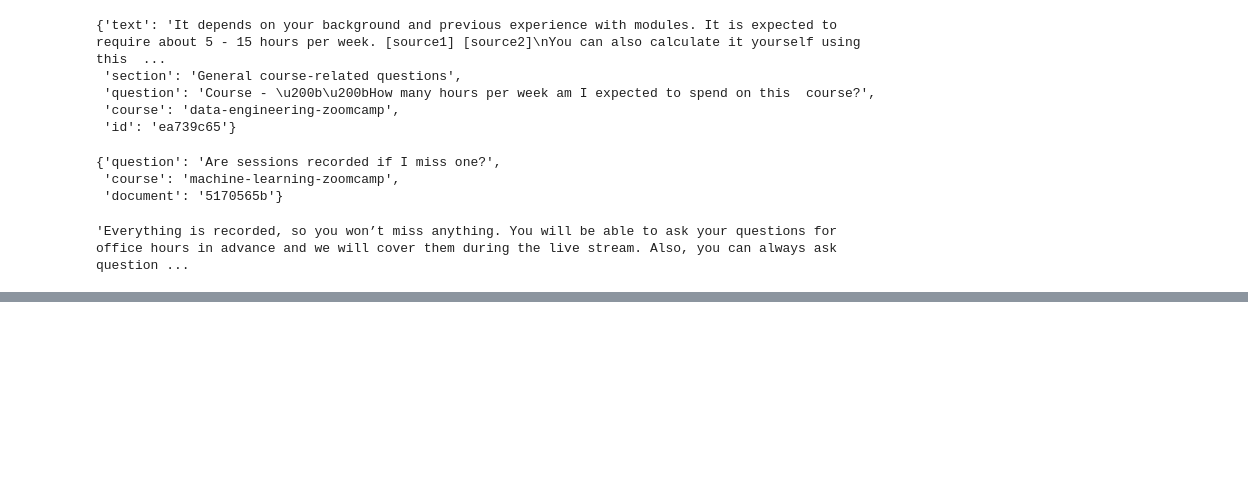
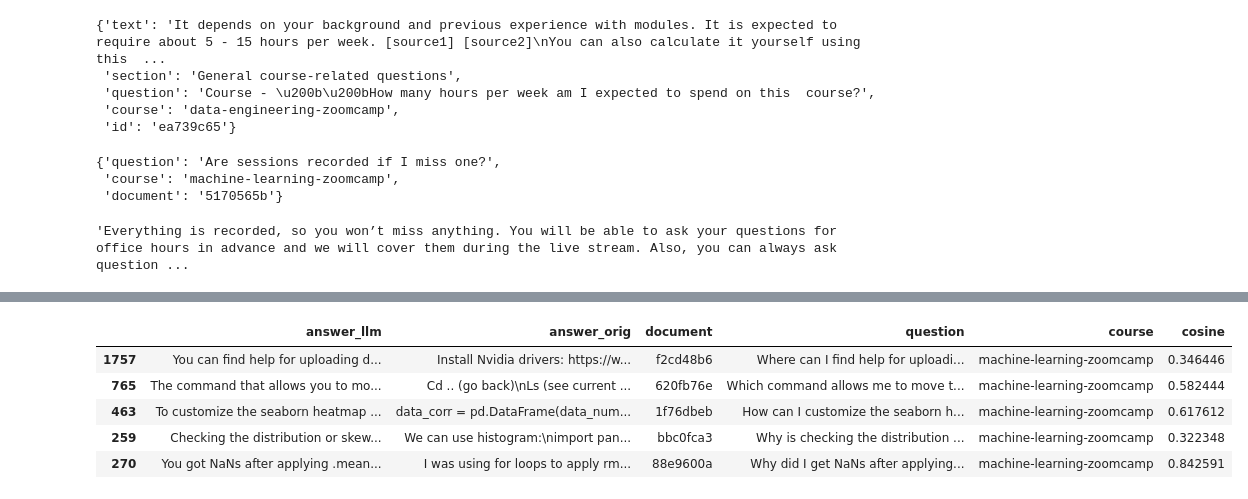
Before and after one commit to aivisbr/LLM-zoomcamp, a Jupyter notebook: 04-monitoring/RAG-evaluation.ipynb, the cells around one changed output, grey strips where cells are left out. Saved outputs shown, nothing was run; the diff lists cells and outputs as text; code cells hidden in the pictures; blank space fills up the shorter version.

```diff
--- a/04-monitoring/RAG-evaluation.ipynb
+++ b/04-monitoring/RAG-evaluation.ipynb
@@ -108,0 +594,9 @@ ConnectionError: Connection error caused by: ConnectionError(Connection error ca
+# %%
+df_gpt4o_mini.sample(n=5)
+# %% [output]
+|  | answer_llm | answer_orig | document | question | course | cosine |
+| 1757 | You can find help for uploading d... | Install Nvidia drivers: https://w... | f2cd48b6 | Where can I find help for uploadi... | machine-learning-zoomcamp | 0.346446 |
+| 765 | The command that allows you to mo... | Cd .. (go back)\nLs (see current ... | 620fb76e | Which command allows me to move t... | machine-learning-zoomcamp | 0.582444 |
+| 463 | To customize the seaborn heatmap ... | data_corr = pd.DataFrame(data_num... | 1f76dbeb | How can I customize the seaborn h... | machine-learning-zoomcamp | 0.617612 |
+| 259 | Checking the distribution or skew... | We can use histogram:\nimport pan... | bbc0fca3 | Why is checking the distribution ... | machine-learning-zoomcamp | 0.322348 |
+| 270 | You got NaNs after applying .mean... | I was using for loops to apply rm... | 88e9600a | Why did I get NaNs after applying... | machine-learning-zoomcamp | 0.842591 |
```
Also changed, not shown: parts of 78 cells of this notebook.
